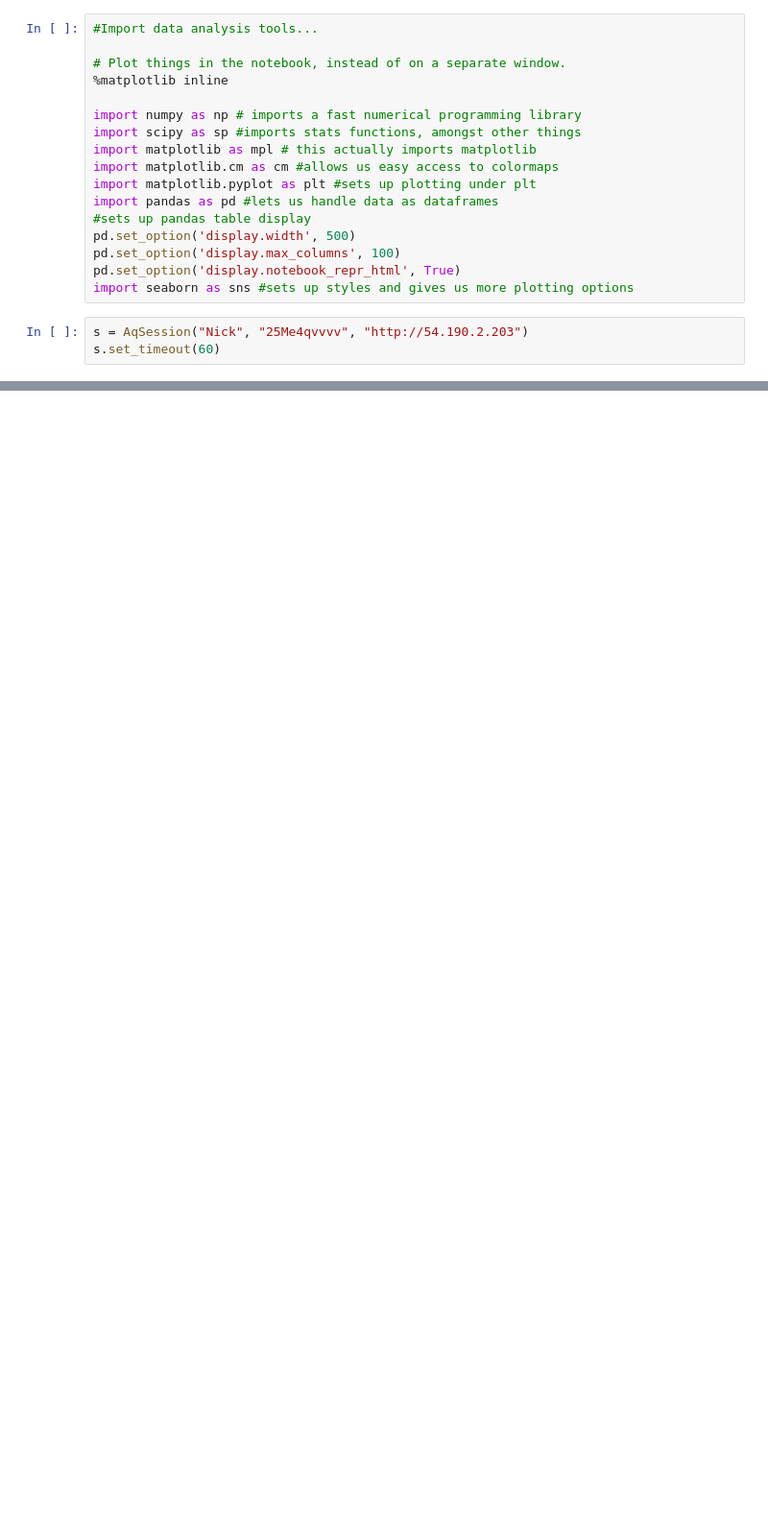
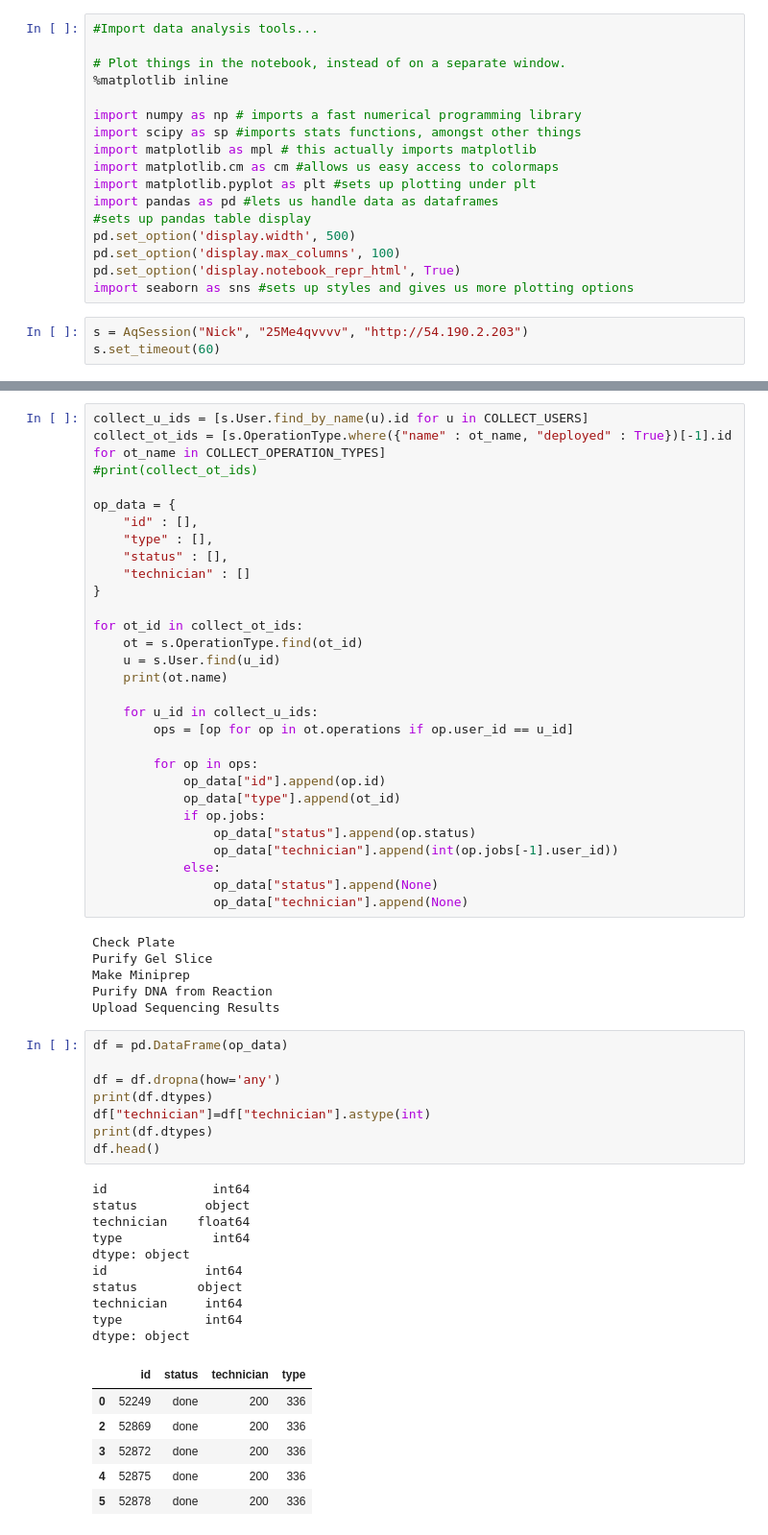
Before and after one commit to emernic/DLN-data-collector, a Jupyter notebook: Data-collection.ipynb, the cells around one changed output, grey strips where cells are left out. Shown: that part at 96% size. Drawn from its saved outputs; the diff is of its cells as text; blank space fills up the shorter version.

```diff
--- a/Data-collection.ipynb
+++ b/Data-collection.ipynb
@@ -118,0 +119,60 @@ AttributeError: 'str' object has no attribute 'astype'
+# %%
+collect_u_ids = [s.User.find_by_name(u).id for u in COLLECT_USERS]
+collect_ot_ids = [s.OperationType.where({"name" : ot_name, "deployed" : True})[-1].id for ot_name in COLLECT_OPERATION_TYPES]
+#print(collect_ot_ids)
+
+op_data = {
+    "id" : [],
+    "type" : [],
+    "status" : [],
+    "technician" : []
+}
+
+for ot_id in collect_ot_ids:
+    ot = s.OperationType.find(ot_id)
+    u = s.User.find(u_id)
+    print(ot.name)
+
+    for u_id in collect_u_ids:
+        ops = [op for op in ot.operations if op.user_id == u_id]
+
+        for op in ops:
+            op_data["id"].append(op.id)
+            op_data["type"].append(ot_id)
+            if op.jobs:
+                op_data["status"].append(op.status)
+                op_data["technician"].append(int(op.jobs[-1].user_id))
+            else:
+                op_data["status"].append(None)
+                op_data["technician"].append(None)
+# %% [output]
+Check Plate
+Purify Gel Slice
+Make Miniprep
+Purify DNA from Reaction
+Upload Sequencing Results
+# %%
+df = pd.DataFrame(op_data)
+
+df = df.dropna(how='any')
+print(df.dtypes)
+df["technician"]=df["technician"].astype(int)
+print(df.dtypes)
+df.head()
+# %% [output]
+id              int64
+status         object
+technician    float64
+type            int64
+dtype: object
+id             int64
+status        object
+technician     int64
+type           int64
+dtype: object
+|  | id | status | technician | type |
+| 0 | 52249 | done | 200 | 336 |
+| 2 | 52869 | done | 200 | 336 |
+| 3 | 52872 | done | 200 | 336 |
+| 4 | 52875 | done | 200 | 336 |
+| 5 | 52878 | done | 200 | 336 |
```
Also changed, not shown: parts of 6 cells of this notebook.
